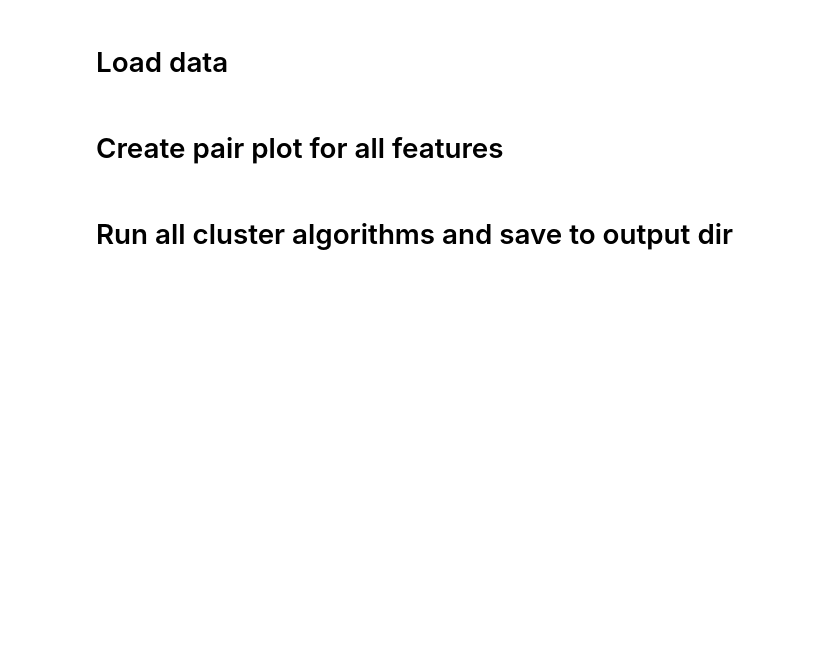
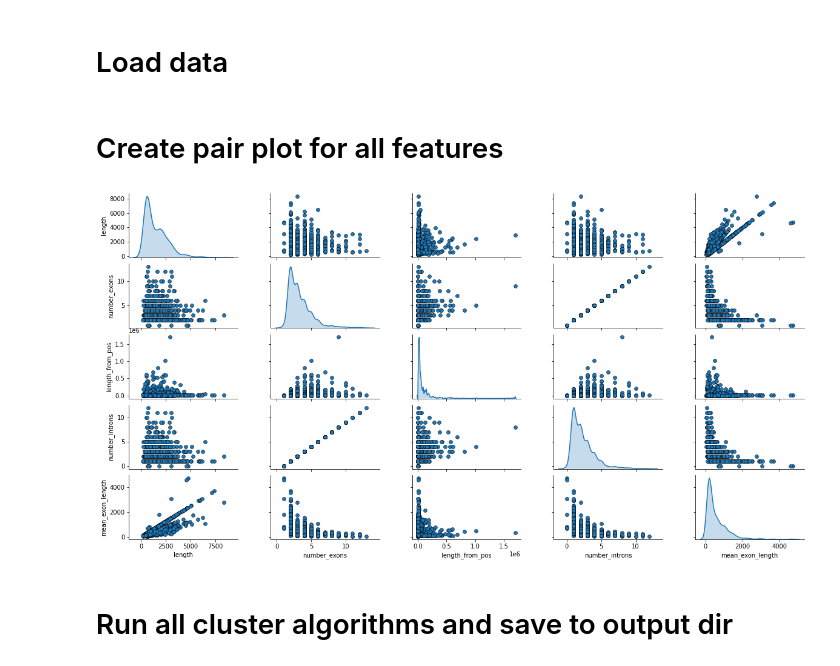
Before and after one commit to hahahannes/rna-clustering, a Jupyter notebook: notebook.ipynb, the cells around one changed output. Cells and saved outputs as stored; diff of their text form; code cells hidden in the pictures; blank space fills up the shorter version.

Commit message:
added mean length of exons

```diff
--- a/notebook.ipynb
+++ b/notebook.ipynb
@@ -5,4 +3,2 @@ ModuleNotFoundError: No module named 'Bio'
 # %% [markdown]
 # Load data
-# %%
-df = load_data()
@@ -9,8 +7,10 @@ df = load_data()
 # %% [markdown]
 # Create pair plot for all features
 # %%
-features = ['length', 'ratio_g', 'ratio_a', 'ratio_c', 'ratio_t', 'number_exons', 'length_from_pos', 'number_introns']
+features = ['length', 'number_exons', 'length_from_pos', 'number_introns', 'mean_exon_length']
 pair(df, features)
+# %% [output]
+[figure, added]
 # %% [markdown]
 # Run all cluster algorithms and save to output dir
 # %%
```
Also changed, not shown: parts of 18 cells of this notebook, 3 other files.
